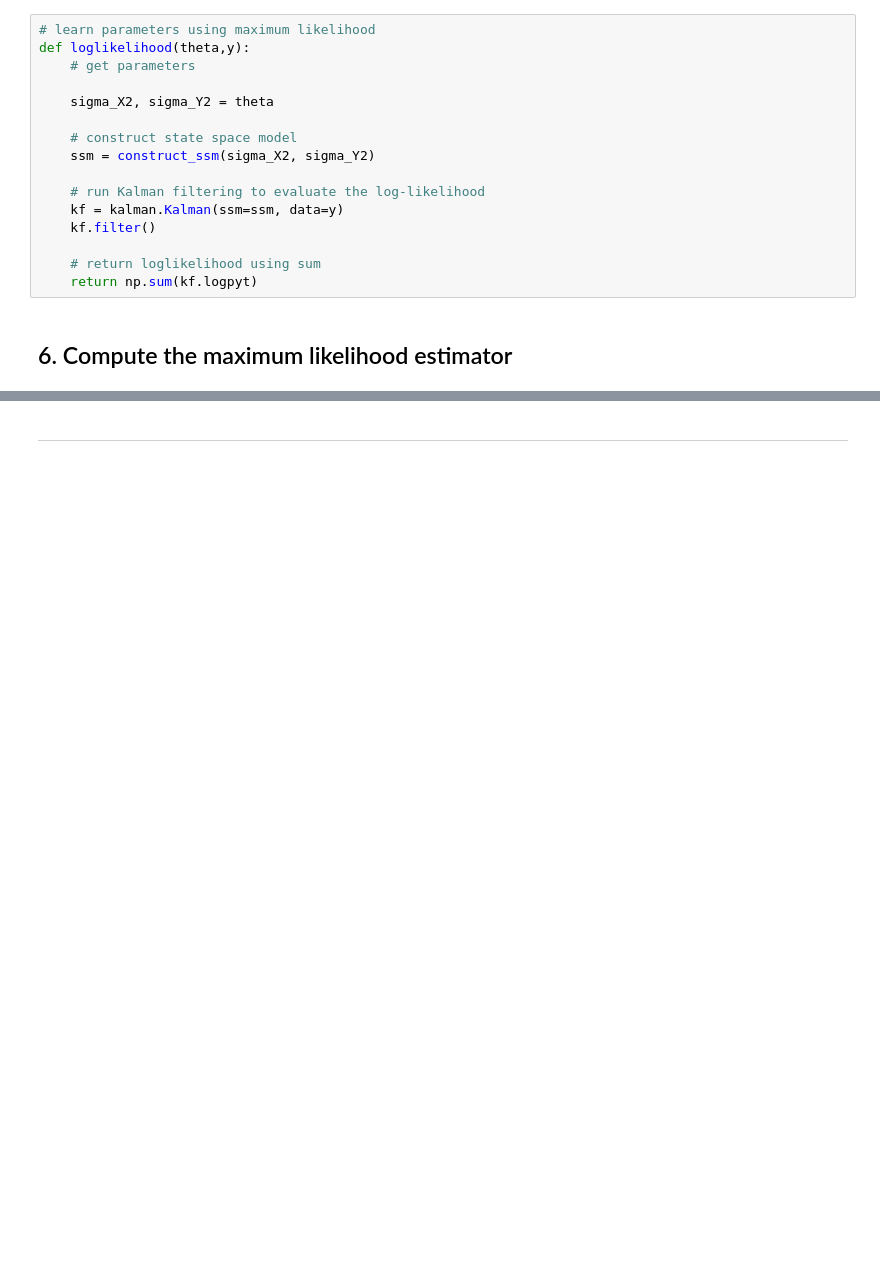
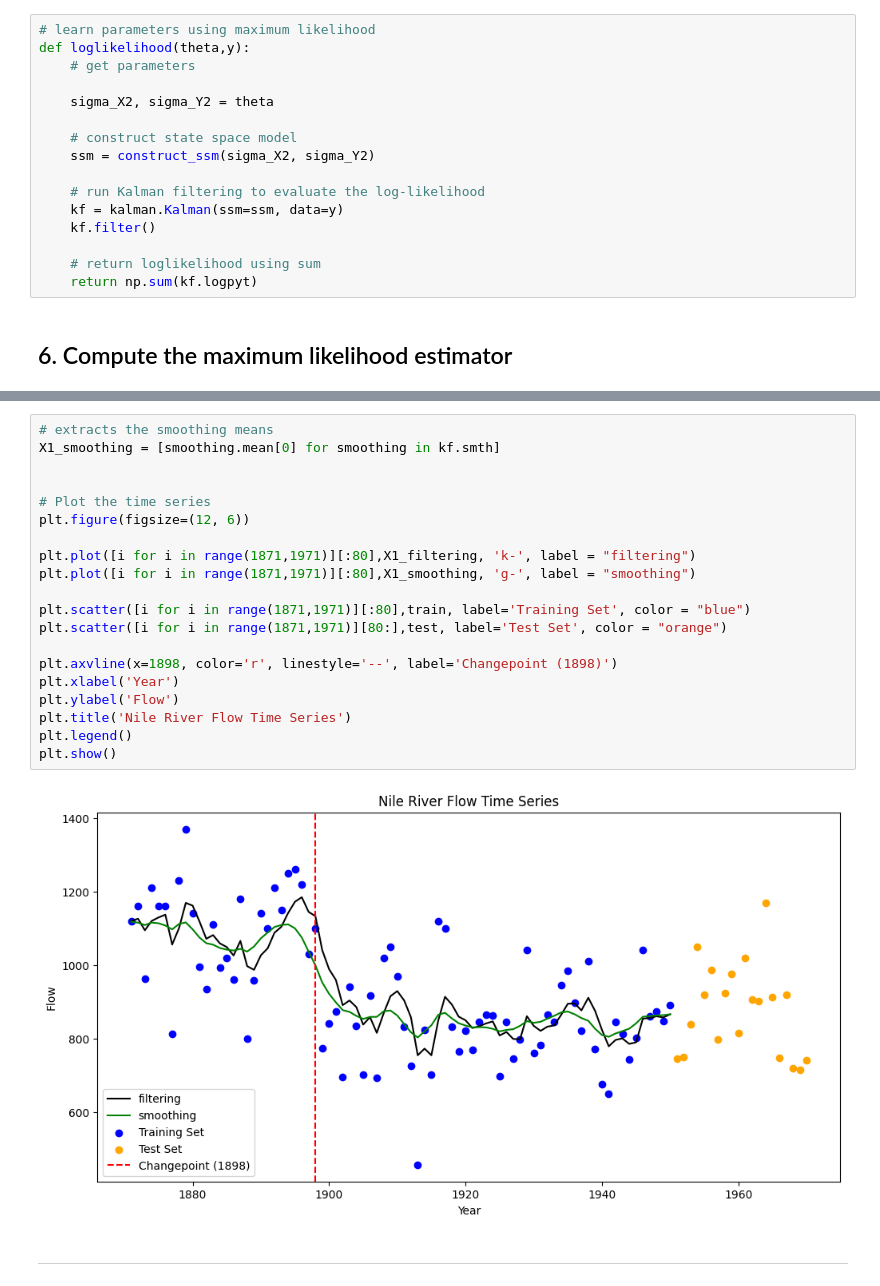
Before and after one commit to omeurer/simulation_based_ESSEC, a Jupyter notebook: project2.ipynb, the cells around one changed output, grey strips where cells are left out. Cells and saved outputs as stored; diff of their text form; blank space fills up the shorter version.

```diff
--- a/project2.ipynb
+++ b/project2.ipynb
@@ -151,2 +225,24 @@ plt.show()
+# %%
+# extracts the smoothing means
+X1_smoothing = [smoothing.mean[0] for smoothing in kf.smth]
+
+
+# Plot the time series
+plt.figure(figsize=(12, 6))
+
+plt.plot([i for i in range(1871,1971)][:80],X1_filtering, 'k-', label = "filtering")
+plt.plot([i for i in range(1871,1971)][:80],X1_smoothing, 'g-', label = "smoothing")
+
+plt.scatter([i for i in range(1871,1971)][:80],train, label='Training Set', color = "blue")
+plt.scatter([i for i in range(1871,1971)][80:],test, label='Test Set', color = "orange")
+
+plt.axvline(x=1898, color='r', linestyle='--', label='Changepoint (1898)')
+plt.xlabel('Year')
+plt.ylabel('Flow')
+plt.title('Nile River Flow Time Series')
+plt.legend()
+plt.show()
+# %% [output]
+[figure, added]
 # %% [markdown]
 ****
```
Also changed, not shown: parts of 13 cells of this notebook.
